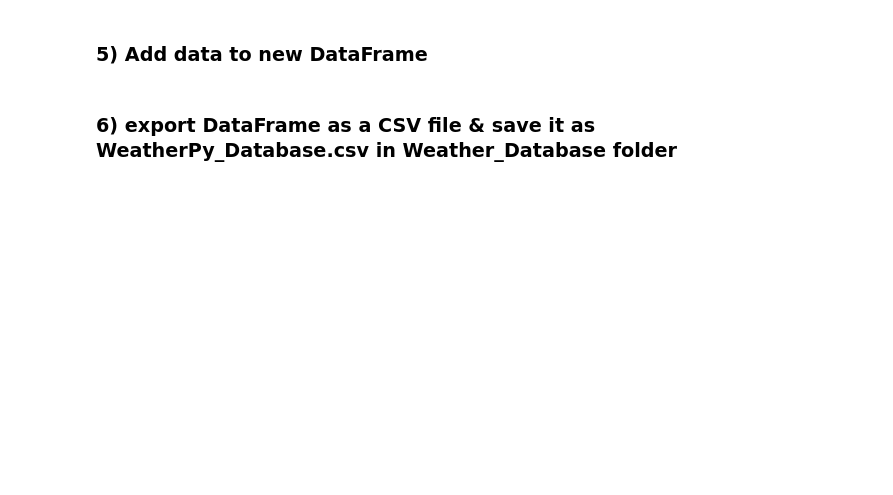
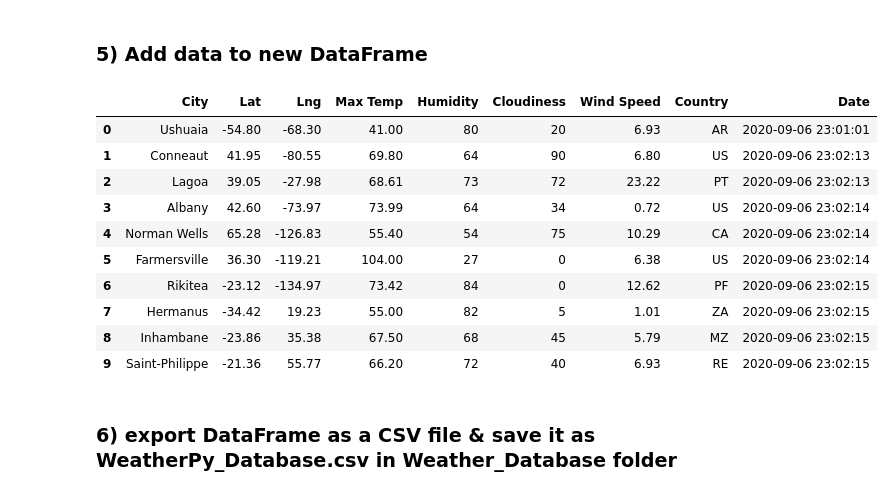
Before and after one commit to carolinacraus/World_Weather_Analysis, a Jupyter notebook: Weather_Database/Weather_Database.ipynb, the cells around one changed output. Saved outputs shown, nothing was run; the diff lists cells and outputs as text; code cells hidden in the pictures; blank space fills up the shorter version.

```diff
--- a/Weather_Database/Weather_Database.ipynb
+++ b/Weather_Database/Weather_Database.ipynb
@@ -22,0 +25,12 @@ coordinates = list(lat_lngs)
+# %%
+# Create a list for holding the cities.
+cities = []
+# Identify the nearest city for each latitude and longitude combination.
+for coordinate in coordinates:
+    city = citipy.nearest_city(coordinate[0], coordinate[1]).city_name
+
+    # If the city is unique, then we will add it to the cities list.
+    if city not in cities:
+        cities.append(city)
+# Print the city count to confirm sufficient count.
+len(cities)
@@ -23,2 +39,6 @@ coordinates = list(lat_lngs)
 # %% [markdown]
 ### 3) Perform an API call with the OpenWeatherMap
+# %%
+# Starting URL for Weather Map API Call.
+url = "http://api.openweathermap.org/data/2.5/weather?units=Imperial&APPID=" + weather_api_key
+print(url)
@@ -27,4 +128,20 @@ coordinates = list(lat_lngs)
 # %% [markdown]
 ### 5) Add data to new DataFrame
+# %%
+# Convert the array of dictionaries to a Pandas DataFrame.
+city_data_df = pd.DataFrame(city_data)
+city_data_df.head(10)
+# %% [output]
+|  | City | Lat | Lng | Max Temp | Humidity | Cloudiness | Wind Speed | Country | Date |
+| 0 | Ushuaia | -54.80 | -68.30 | 41.00 | 80 | 20 | 6.93 | AR | 2020-09-06 23:01:01 |
+| 1 | Conneaut | 41.95 | -80.55 | 69.80 | 64 | 90 | 6.80 | US | 2020-09-06 23:02:13 |
+| 2 | Lagoa | 39.05 | -27.98 | 68.61 | 73 | 72 | 23.22 | PT | 2020-09-06 23:02:13 |
+| 3 | Albany | 42.60 | -73.97 | 73.99 | 64 | 34 | 0.72 | US | 2020-09-06 23:02:14 |
+| 4 | Norman Wells | 65.28 | -126.83 | 55.40 | 54 | 75 | 10.29 | CA | 2020-09-06 23:02:14 |
+| 5 | Farmersville | 36.30 | -119.21 | 104.00 | 27 | 0 | 6.38 | US | 2020-09-06 23:02:14 |
+| 6 | Rikitea | -23.12 | -134.97 | 73.42 | 84 | 0 | 12.62 | PF | 2020-09-06 23:02:15 |
+| 7 | Hermanus | -34.42 | 19.23 | 55.00 | 82 | 5 | 1.01 | ZA | 2020-09-06 23:02:15 |
+| 8 | Inhambane | -23.86 | 35.38 | 67.50 | 68 | 45 | 5.79 | MZ | 2020-09-06 23:02:15 |
+| 9 | Saint-Philippe | -21.36 | 55.77 | 66.20 | 72 | 40 | 6.93 | RE | 2020-09-06 23:02:15 |
 # %% [markdown]
 ### 6) export DataFrame as a CSV file & save it as WeatherPy_Database.csv in Weather_Database folder
```
Also changed, not shown: parts of 7 cells of this notebook, 1 other file.
